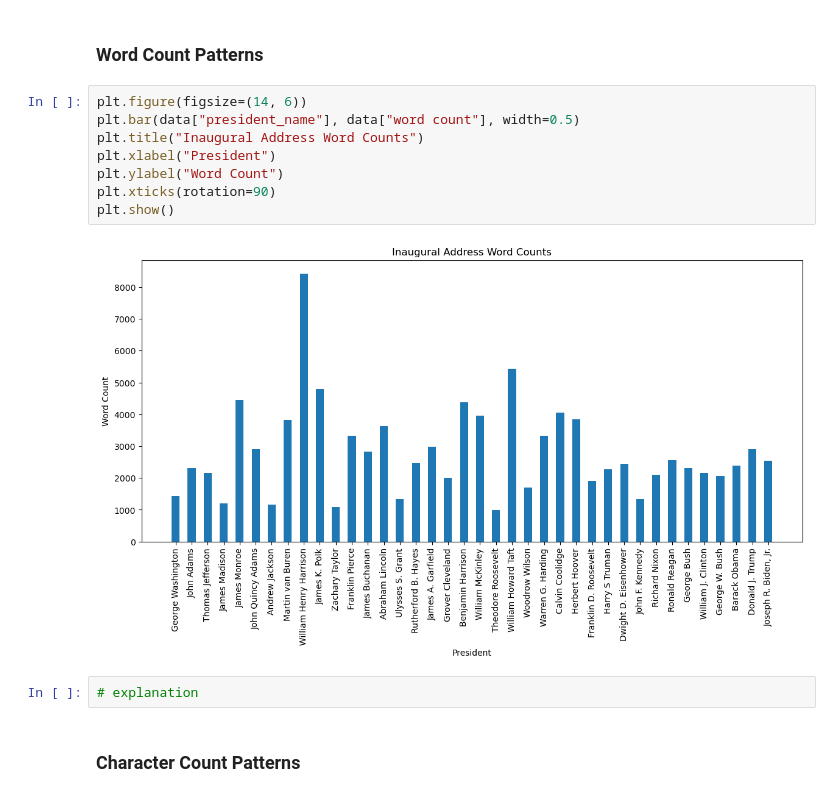
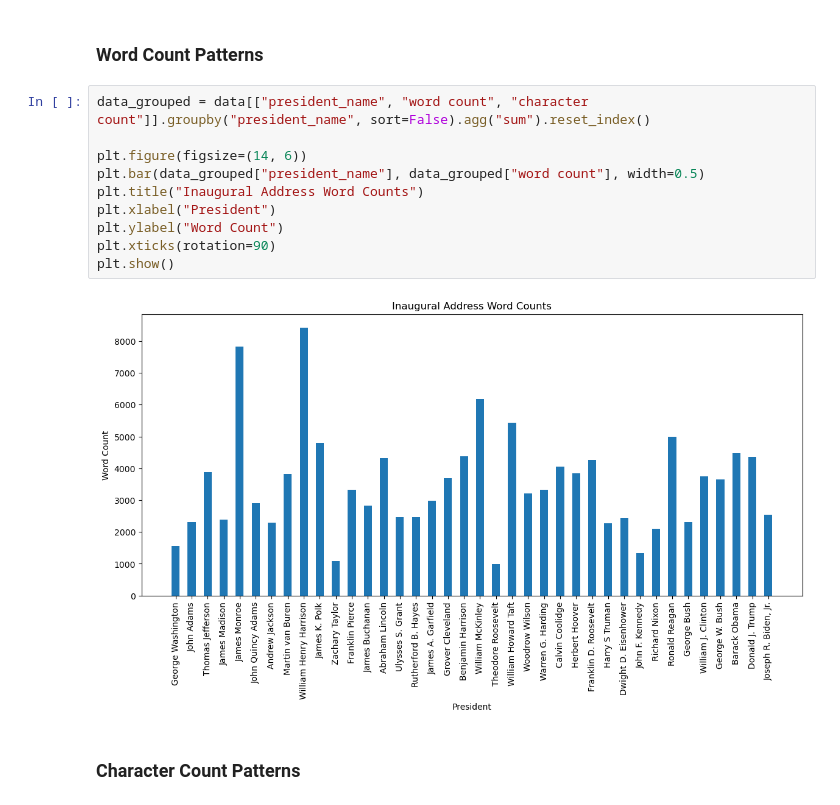
Before and after one commit to UCB-stat-159-f25/final-group19, a Jupyter notebook: part1.ipynb, the cells around one changed output. Saved outputs shown, nothing was run; the diff lists cells and outputs as text.

Commit message:
fixed grouping problems in P1 and added common words plot

```diff
--- a/part1.ipynb
+++ b/part1.ipynb
@@ -34,17 +36,17 @@ data.head()
 # %% [markdown]
 ### Word Count Patterns
 # %%
+data_grouped = data[["president_name", "word count", "character count"]].groupby("president_name", sort=False).agg("sum").reset_index()
+
 plt.figure(figsize=(14, 6))
-plt.bar(data["president_name"], data["word count"], width=0.5)
+plt.bar(data_grouped["president_name"], data_grouped["word count"], width=0.5)
 plt.title("Inaugural Address Word Counts")
 plt.xlabel("President")
 plt.ylabel("Word Count")
 plt.xticks(rotation=90)
 plt.show()
 # %% [output]
-[figure, old version]
+[figure, new version]
-# %%
-# explanation
 # %% [markdown]
 ### Character Count Patterns
 # %%
```
Also changed, not shown: parts of 11 cells of this notebook.
